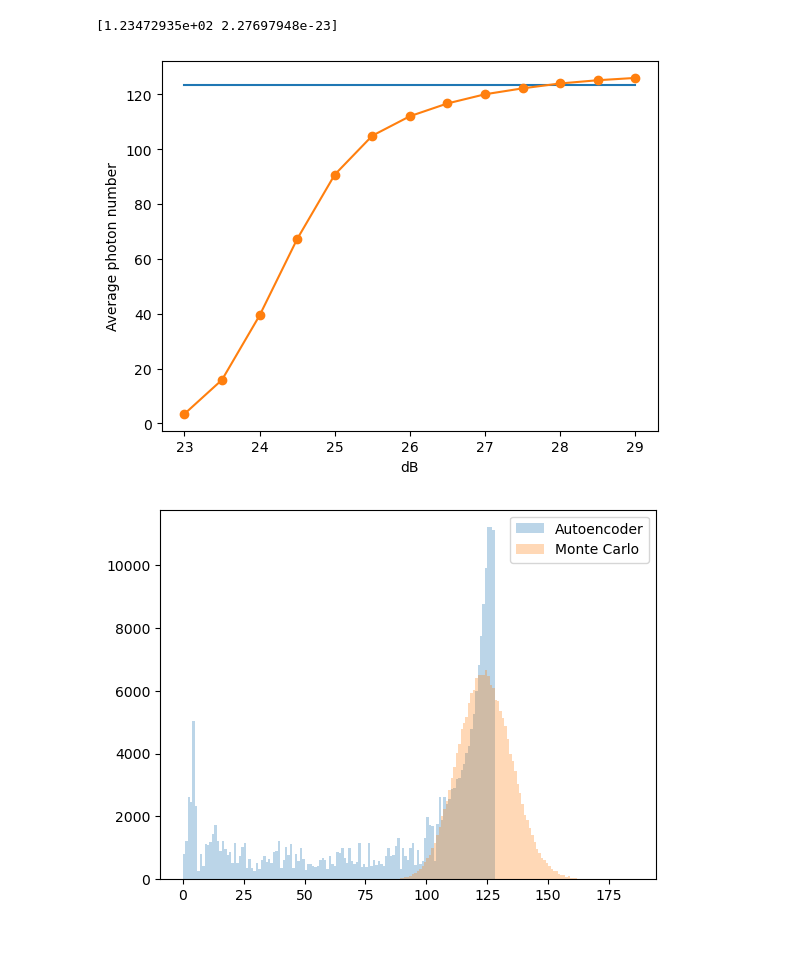
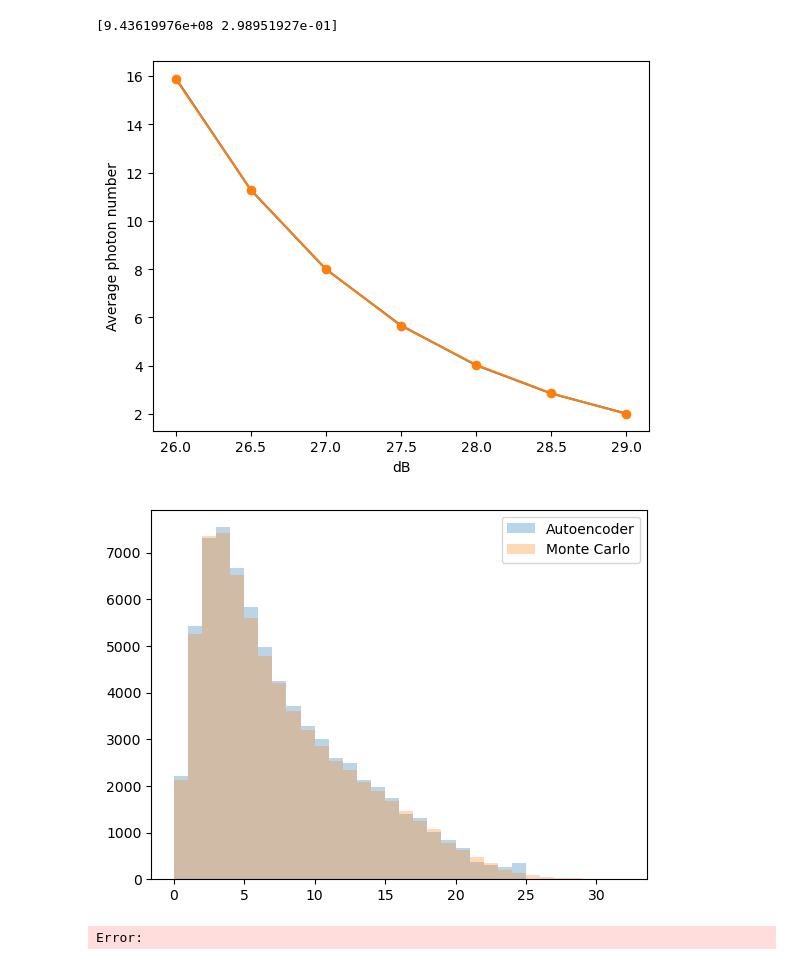
Before and after one commit to polyquantique/Photon-Number-Classification, a Jupyter notebook: src/Decibel.ipynb, the cells around one changed output. Drawn from its saved outputs; the diff is of its cells as text; code cells hidden in the pictures.

```diff
--- a/src/Decibel.ipynb
+++ b/src/Decibel.ipynb
@@ -10,16 +13,14 @@ decibel_dict= file_name_table('Datasets/NIST (800)/', 800, (67,71))
 # %%
-signal_size = 800
-path_test = 'Datasets/NIST (800)/'
+signal_size = 250
+path_test = 'Datasets/NIST (250) test/'#NIST (800)/'
 path_train = 'Datasets/NIST (250) train/'
 
 X_test = np.concatenate([np.fromfile(f"{path_test}{fileName}",dtype=np.float16).reshape(-1,signal_size) for fileName in listdir(path_test)])
-X = X_test.astype("double")
+X_test = X_test.astype("double")
 
 X_train = np.concatenate([np.fromfile(f"{path_train}{fileName}",dtype=np.float16).reshape(-1,signal_size) for fileName in listdir(path_train)])
 X_train = X_train.astype("double")
-
-#X = np.concatenate((X_test,X_train))
 # %%
-ak = autoencoder_kernelDensity("AutoencoderLog/run-2023-10-05-22-04/fold 0")
-ak.fit(X[::2], plot_cluster=True, plot_traces=False, plot_density=True, bw_cst=[0.0025], flip=True)
+ak = autoencoder_kernelDensity("AutoencoderLog/run-2023-10-10-09-19/fold 0")
+ak.fit(X_train, plot_cluster=True, plot_traces=False, plot_density=True, bw_cst=[0.008], flip=False, filter_input=True)
 # %% [output]
@@ -33,7 +34,7 @@ average = []
 labels = []
 for key in decibel_dict.keys():
     X = decibel_dict[key]
-    labels_ = ak.get_label_filter(X)
+    labels_ = ak.get_label(X)
     labels = np.append(labels, labels_)
     decibel.append(float(key))
     g2.append(second_order(labels_))
@@ -85,28 +53,25 @@ def function1(dB, n_0, cst):
 # %%
-import matplotlib.pyplot as plt
-from scipy.optimize import curve_fit
-
 popt, pcov = curve_fit(function, decibel[-5:], average[-5:],
-                       bounds=([0, 0], [1e14, 10]),
+                       bounds=([0, -10], [1e14, 100]),
                        p0=[4,0.1])
 plt.plot(decibel, function(decibel, *popt))
 plt.plot(decibel, average,marker='o' )
-#plt.yscale("log")
 plt.xlabel("dB")
 plt.ylabel("Average photon number")
 print(popt)
 # %% [output]
-[1.23472935e+02 2.27697948e-23]
+[9.43619976e+08 2.98951927e-01]
-[figure, old version]
+[figure, new version]
 # %%
 import numpy.random as npr
 
-decibel = np.arange(23,29.5,0.5)
+decibel = np.arange(26,29.5,0.5)
 average = function(decibel, *popt)
-n = np.concatenate([npr.poisson(i, 14_000) for i in average])
+n = np.concatenate([npr.poisson(i, 10_000) for i in average])
 plt.hist(labels, alpha=0.3, bins=np.unique(labels), label='Autoencoder')
 plt.hist(n, alpha=0.3, bins=np.unique(n), label='Monte Carlo')
 plt.legend()
 plt.show()
 # %% [output]
-[figure, old version]
+[figure, new version]
+Error:
```
Also changed, not shown: parts of 8 cells of this notebook, 8 other files.
